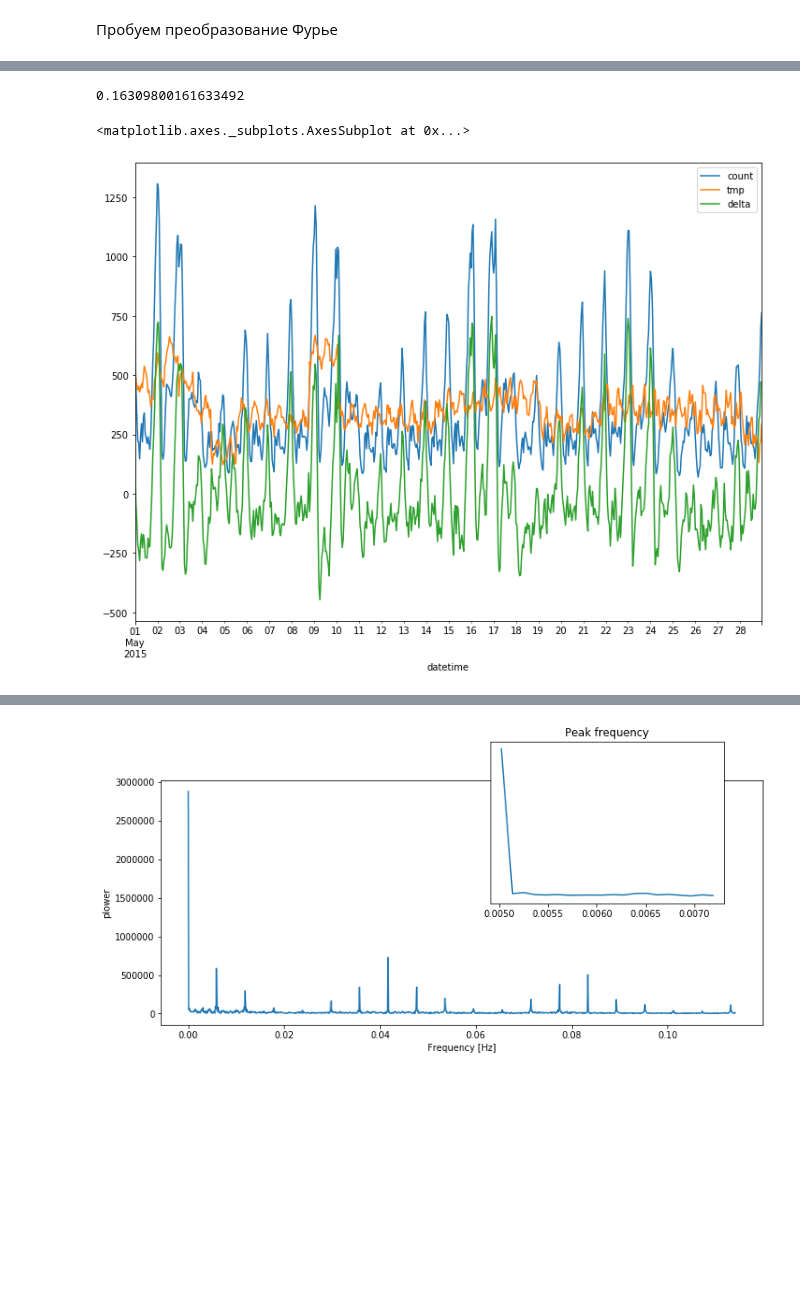
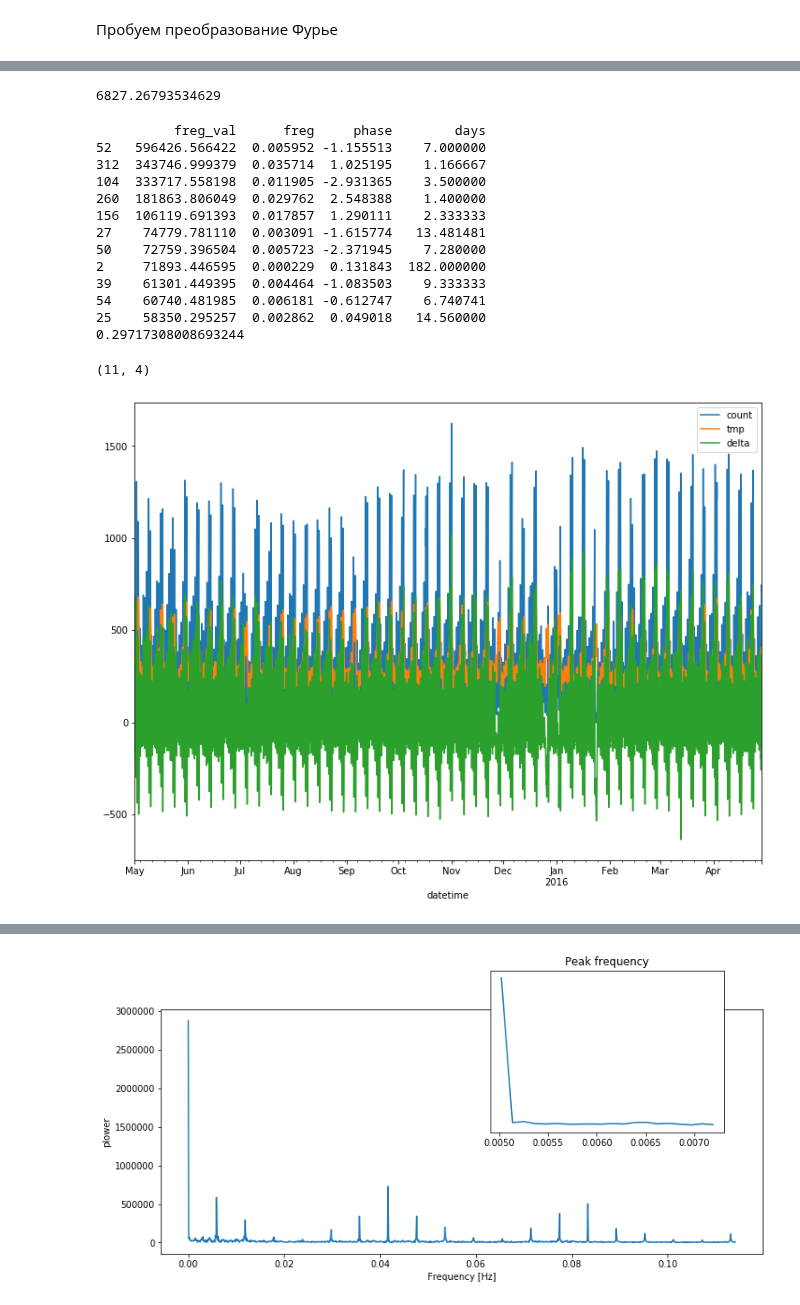
Before and after one commit to dminikorenb/DataLearning, a Jupyter notebook: 3-Taxi/dminik6_part3_w3.ipynb, the cells around one changed output, grey strips where cells are left out. Saved outputs shown, nothing was run; the diff lists cells and outputs as text; code cells hidden in the pictures; blank space fills up the shorter version.

```diff
--- a/3-Taxi/dminik6_part3_w3.ipynb
+++ b/3-Taxi/dminik6_part3_w3.ipynb
@@ -246,6 +269,11 @@ decomp.plot();
+# %%
+df_fft['freg_val'].mean()
+# %% [output]
+6827.26793534629
 # %%
-# stmp = s.head(7*52*24).copy()
-stmp = s.head(7*4*24).copy()
+rcParams['figure.figsize'] = 12, 9
+stmp = s.head(7*52*24).copy()
+# stmp = s.head(7*4*24).copy()
 stmp = stmp.dropna()
 
 sample_freq = np.fft.fftfreq(stmp.shape[0], d=1)
@@ -254,40 +282,56 @@ Y = np.fft.fft(stmp['count'].values)
 power = np.abs(Y)
 N = len(power) // 2
 df_fft = pd.DataFrame(power[:N], columns=['freg_val'])
 df_fft['freg'] = sample_freq[:N]
 df_fft['phase'] = np.angle(Y[:N])
 df_fft['days'] = 1. / (24.* df_fft['freg'])
 df_fft.sort_values(by='freg_val', ascending=False, inplace=True)
 # df_freg = df_fft[ (df_fft.freg  == 0.) | ( abs(df_fft.days - round(df_fft.days)) < 0.001) ].head(10)
 #df_freg = df_fft[   abs(df_fft.days - round(df_fft.days)) < 0.001 ].head(10)
 # df_freg = df_fft[ (df_fft.freg  > 0.) & (df_fft.days >= 1.) ].head(100)
-df_freg = df_fft[ (df_fft.freg  > 0.)  ].head(50)
-# print(df_freg)
+df_freg = df_fft[(df_fft.freg  > 0.) &  (df_fft.days  > 1.)  & (df_fft.freg_val > 28450. * 2.5)  ] # .head(50)
+print(df_freg)
 X = []
 lval = df_freg['freg_val'].values.tolist()
-lfregs = df_freg['freg'].values.tolist()
+# lfregs = df_freg['freg'].values.tolist()
+lfregs = df_freg['days'].values.tolist()
 lphase = df_freg['phase'].values.tolist()
 
 for i in range(0, len(stmp)):
-    lx = [val * math.sin(phase + i*2.*math.pi / freg )  for val, freg, phase in zip(lval, lfregs, lphase)]
+#     lx = [val * math.sin(phase + i*2.*math.pi / freg )  for val, freg, phase in zip(lval, lfregs, lphase)]
+    lx = [ math.sin(i* 2.*math.pi/(freg * 24)) for freg in lfregs] +  [ math.cos(i* 2.*math.pi/(freg * 24)) for freg in lfregs]
+
     X.append(lx)
 
 lr = LinearRegression()
 lr.fit( X , stmp['count'].values)
 print(lr.score(X , stmp['count'].values))
 y_test = lr.predict(X)
 
 
 stmp['tmp'] = y_test
 # stmp['tmp'].plot()
 stmp['delta'] = stmp['count'] - stmp['tmp']
 stmp[['count',  'tmp', 'delta']].plot()
 
+df_freg.shape
 # df_freg
 # %% [output]
-0.16309800161633492
+          freg_val      freg     phase        days
+52   596426.566422  0.005952 -1.155513    7.000000
+312  343746.999379  0.035714  1.025195    1.166667
+104  333717.558198  0.011905 -2.931365    3.500000
+260  181863.806049  0.029762  2.548388    1.400000
+156  106119.691393  0.017857  1.290111    2.333333
+27    74779.781110  0.003091 -1.615774   13.481481
+50    72759.396504  0.005723 -2.371945    7.280000
+2     71893.446595  0.000229  0.131843  182.000000
+39    61301.449395  0.004464 -1.083503    9.333333
+54    60740.481985  0.006181 -0.612747    6.740741
+25    58350.295257  0.002862  0.049018   14.560000
+0.29717308008693244
-<matplotlib.axes._subplots.AxesSubplot at 0x...>
+(11, 4)
-[figure, old version]
+[figure, new version]
 # %%
 dftest =  adfuller(stmp['delta'], autolag=None, maxlag=24*2)
 dfoutput = pd.Series(dftest[0:4], index=['Test Statistic','p-value','#Lags Used','Number of observations Used'])
```
Also changed, not shown: parts of 3 cells of this notebook.
